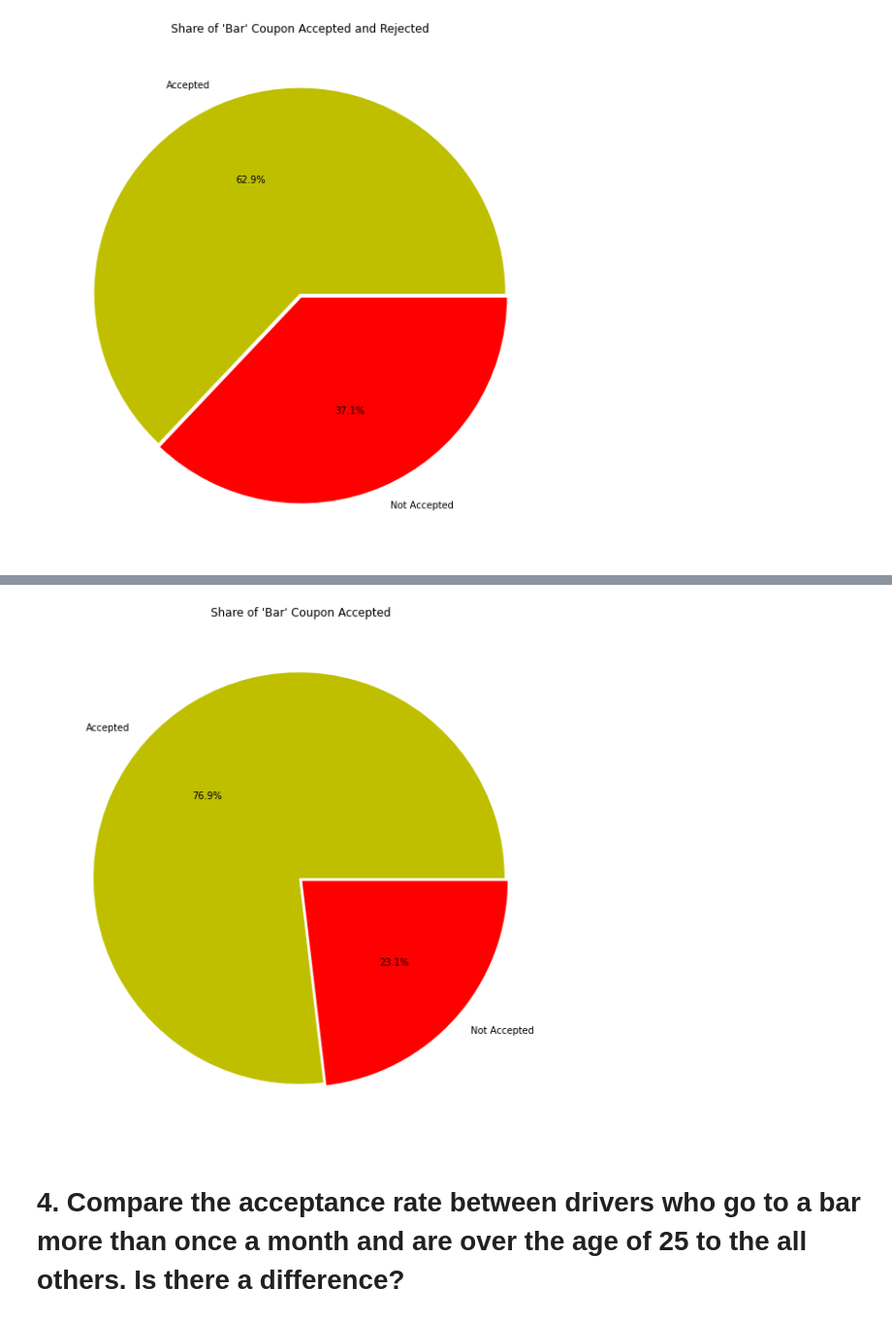
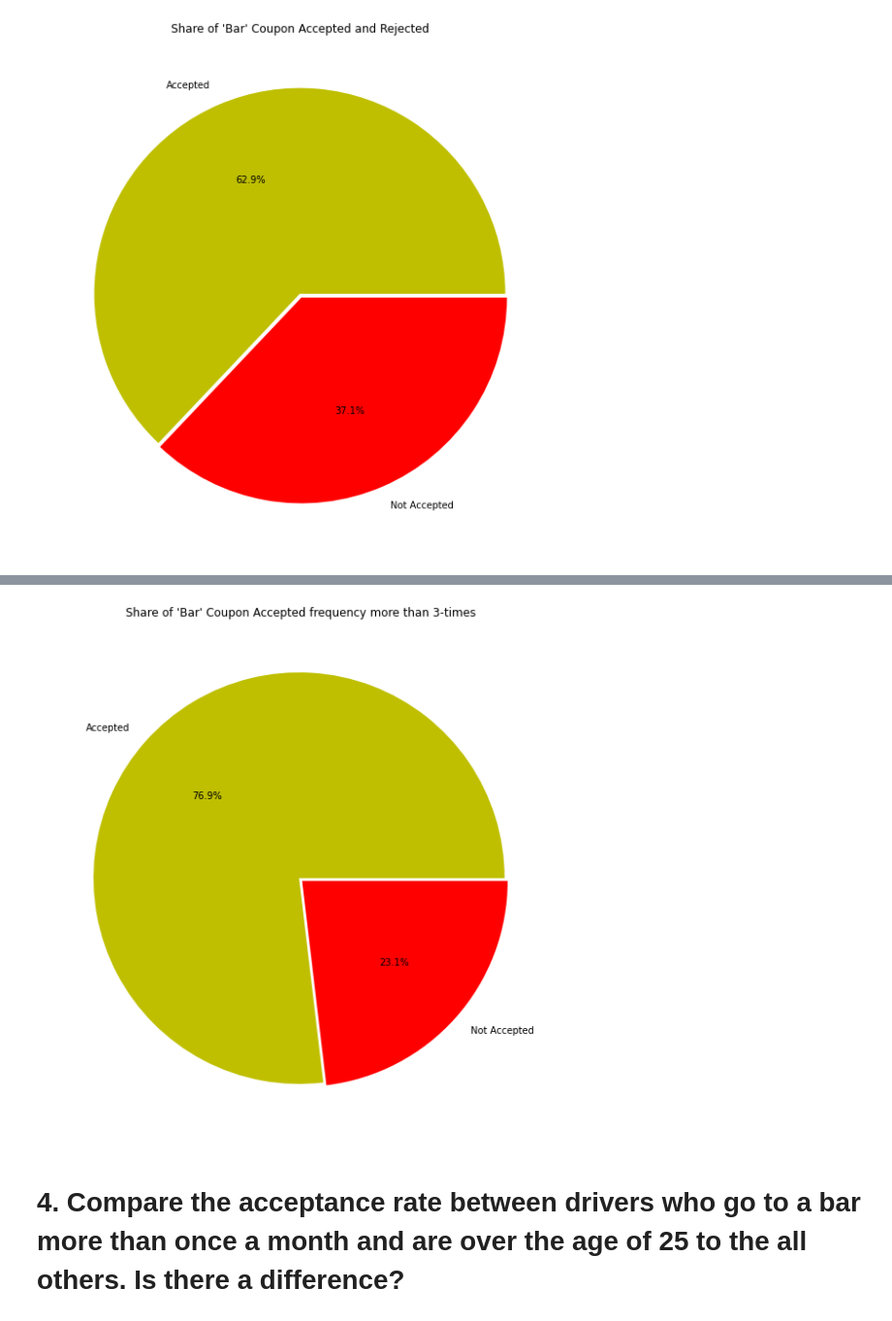
Before and after one commit to ttb-git/berkeley-engr-Practical-assignment1, a Jupyter notebook: Who_will_accept_the_coupon.ipynb, the cells around one changed output, grey strips where cells are left out. Shown: that part at 97% size. Cells and saved outputs as stored; diff of their text form; code cells hidden in the pictures.

```diff
--- a/Who_will_accept_the_coupon.ipynb
+++ b/Who_will_accept_the_coupon.ipynb
@@ -513,9 +513,9 @@ bar4_more.sample(5)
 # %%
 plt.figure(figsize=(10,10))
 plt.pie(bar4_more.Y.value_counts(normalize = True),labels=['Accepted','Not Accepted'], autopct='%.1f%%',  explode = [0.01,0.01], colors=['y','r'])
-plt.title("Share of 'Bar' Coupon Accepted")
+plt.title("Share of 'Bar' Coupon Accepted frequency more than 3-times")
 plt.show()
 # %% [output]
-[figure, old version]
+[figure, new version]
 # %% [markdown]
 # 4. Compare the acceptance rate between drivers who go to a bar more than once a month and are over the age of 25 to the all others.  Is there a difference?
```
Also changed, not shown: parts of 5 cells of this notebook.
